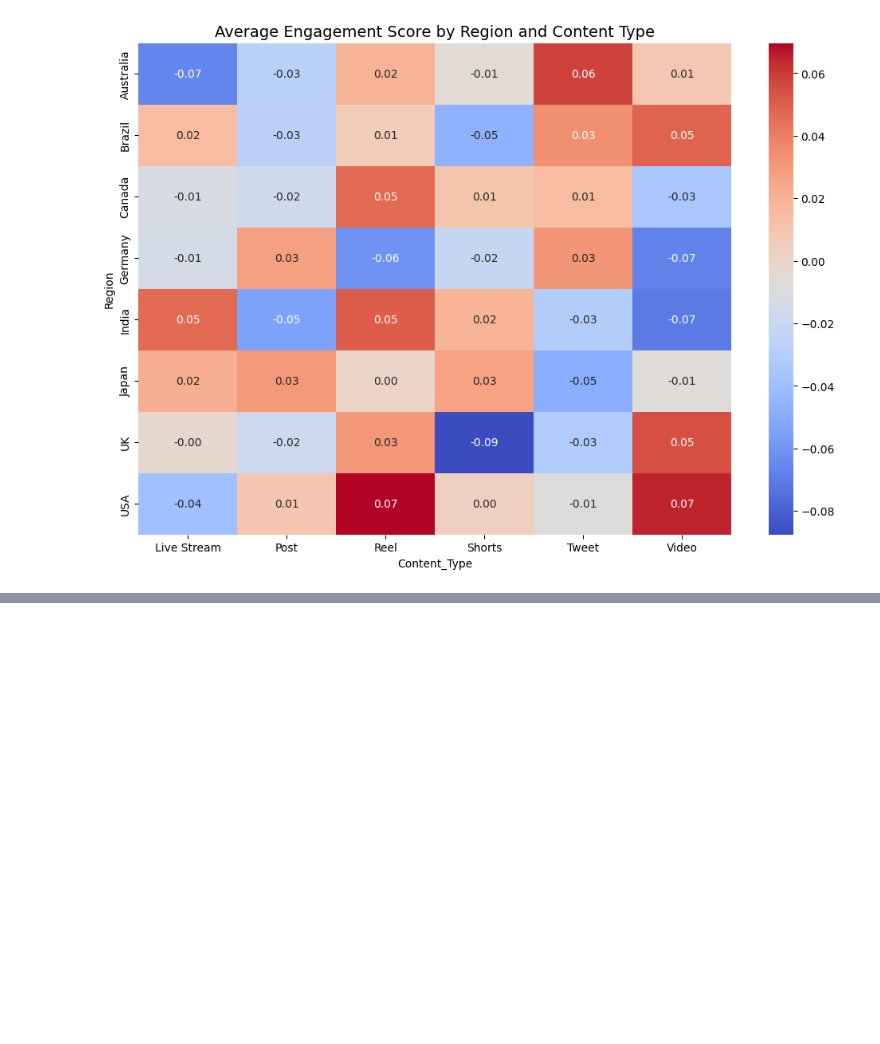
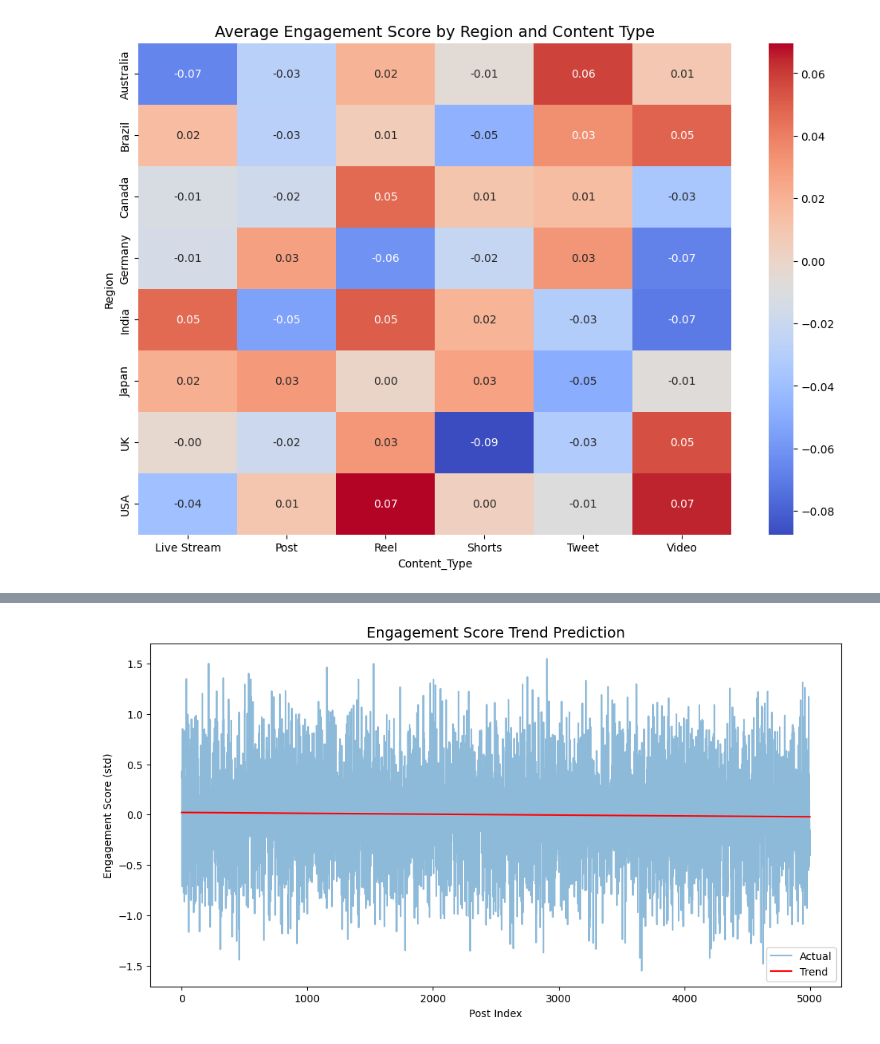
Before and after one commit to Phionanamugga/EDA_Viral_Social_Media_Posts, a Jupyter notebook: viral_social_media_trends2.ipynb, the cells around one changed output, grey strips where cells are left out. Cells and saved outputs as stored; diff of their text form; code cells hidden in the pictures; blank space fills up the shorter version.

Commit message:
shows visualization of trends predictions[Delivers#188970869]

```diff
--- a/viral_social_media_trends2.ipynb
+++ b/viral_social_media_trends2.ipynb
@@ -157,3 +157,22 @@ plt.show()
 
 The default value of observed=False is deprecated and will change to observed=True in a future version of pandas. Specify observed=False to silence this warning and retain the current behavior
 [figure]
+# %%
+# Visualization 5: Trend Prediction
+logging.info("Generating Trend Prediction")
+df['Index'] = range(len(df))
+X = df[['Index']]
+y = df['Engagement_Score']
+model = LinearRegression().fit(X, y)
+df['Trend_Prediction'] = model.predict(X)
+plt.figure(figsize=(12, 6))
+plt.plot(df['Index'], df['Engagement_Score'], label='Actual', alpha=0.5)
+plt.plot(df['Index'], df['Trend_Prediction'], label='Trend', color='red')
+plt.title("Engagement Score Trend Prediction", fontsize=14)
+plt.xlabel("Post Index")
+plt.ylabel("Engagement Score (std)")
+plt.legend()
+plt.savefig("trend_prediction.png", dpi=300)
+plt.show()
+logging.info(f"Trend Slope: {model.coef_[0]:.4f}")
+# %% [output]
@@ -159,0 +180 @@ The default value of observed=False is deprecated and will change to observed=Tr
+[figure, added]
```
Also changed, not shown: parts of 1 cell of this notebook.
